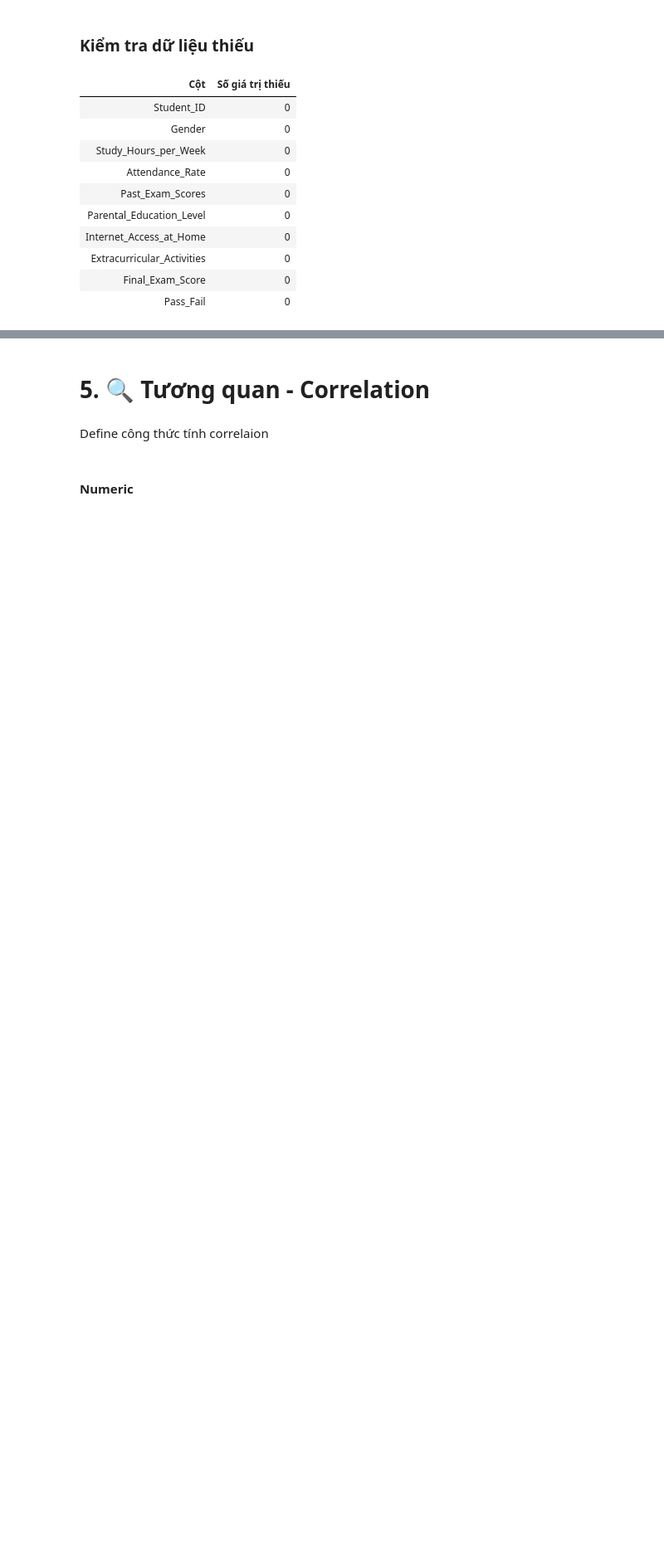
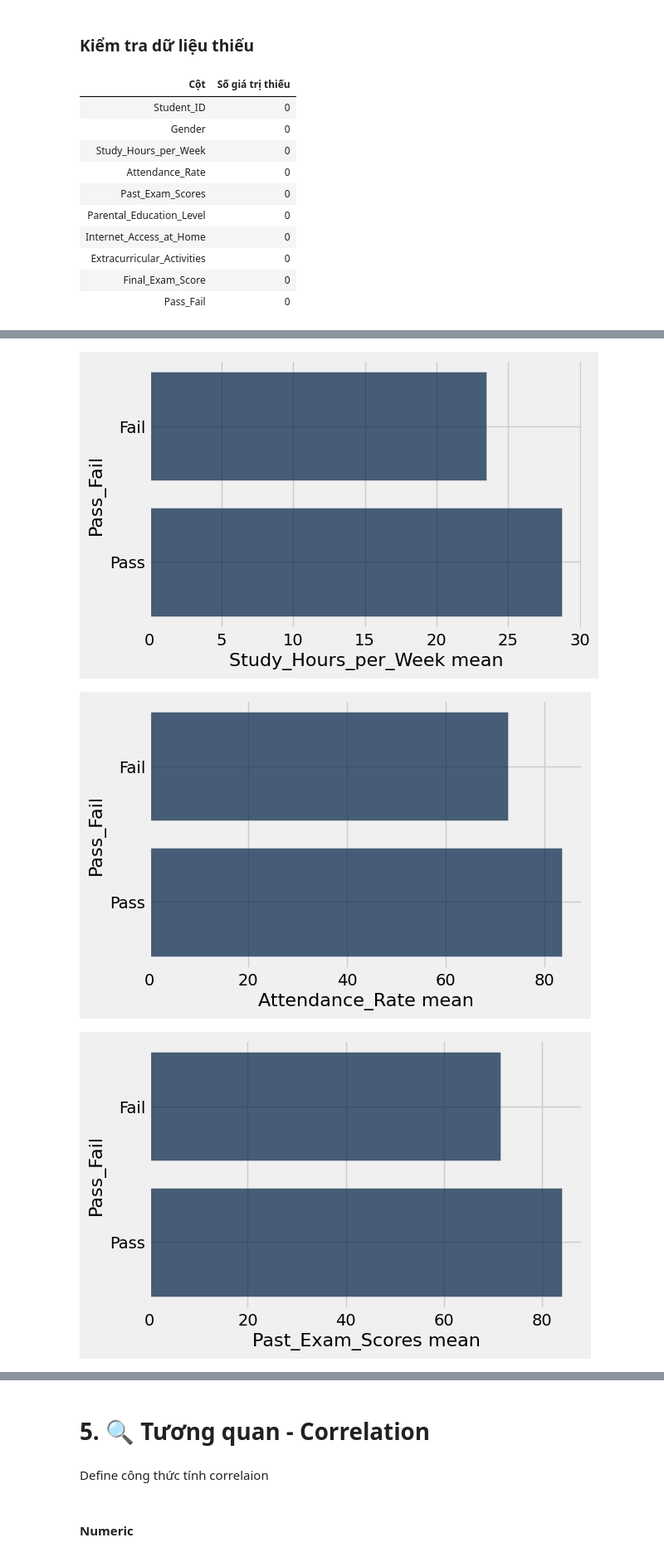
Before and after one commit to anizme/UET_DataScience_Prj, a Jupyter notebook: explore_spp_data.ipynb, the cells around one changed output, grey strips where cells are left out. Shown at 83% size. Cells and saved outputs as stored; diff of their text form; code cells hidden in the pictures; blank space fills up the shorter version.

```diff
--- a/explore_spp_data.ipynb
+++ b/explore_spp_data.ipynb
@@ -277,0 +251,7 @@ original_spp.scatter('Past_Exam_Scores', 'Final_Exam_Score')
+# %%
+for col in spp_numeric_cols:
+    original_spp.select('Pass_Fail', col).group('Pass_Fail', np.mean).barh('Pass_Fail')
+# %% [output]
+[figure, added]
+[figure, added]
+[figure, added]
```
Also changed, not shown: parts of 58 cells of this notebook, 1 other file.
